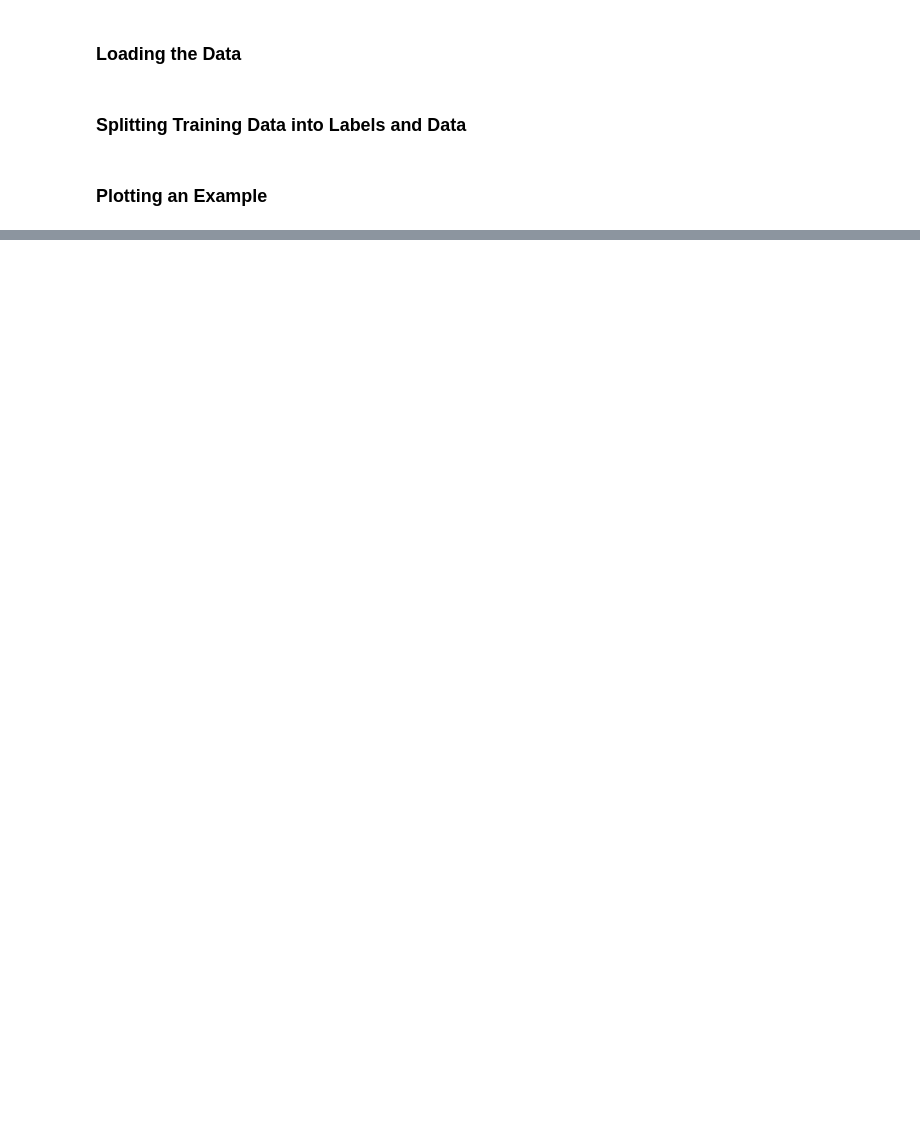
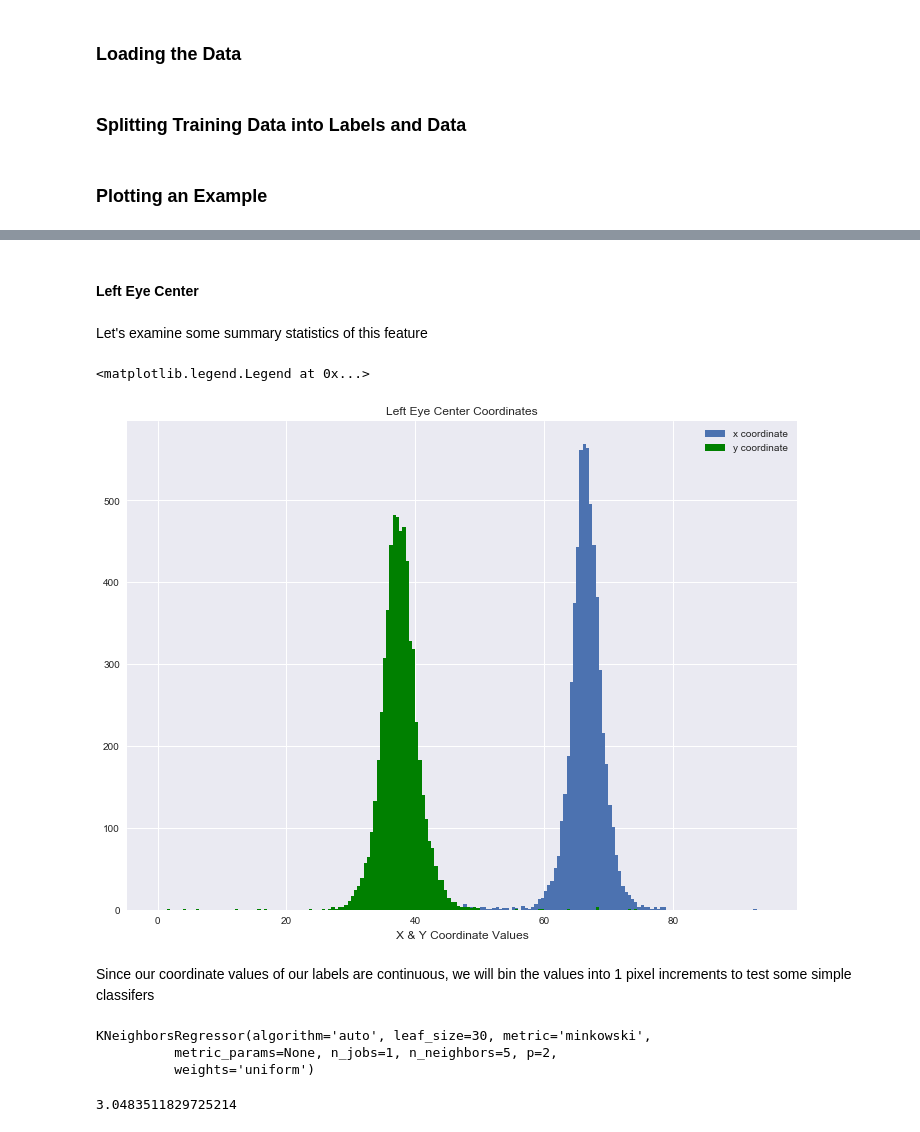
Before and after one commit to cgutwein/facial-keypoints-recognition, a Jupyter notebook: simple_classifers.ipynb, the cells around one changed output, grey strips where cells are left out. Drawn from its saved outputs; the diff is of its cells as text; code cells hidden in the pictures; blank space fills up the shorter version.

Commit message:
updated simple_classifers with k-nn

```diff
--- a/simple_classifers.ipynb
+++ b/simple_classifers.ipynb
@@ -88,0 +94,18 @@ mod_baseline.fit(x_sub_train, y_sub_train)
+# %% [markdown]
+#### Left Eye Center
+# %% [markdown]
+Let's examine some summary statistics of this feature
+# %%
+left_eye_center_x, left_eye_center_y = train_labels[:, 0], train_labels[:, 1]
+# %%
+plt.hist(left_eye_center_x[np.isfinite(left_eye_center_x)], bins=np.arange(35, 95, 0.5), label = 'x coordinate');
+plt.hist(left_eye_center_y[np.isfinite(left_eye_center_y)], bins=np.arange(0, 85, 0.5),  label = 'y coordinate',
+         color='green');
+plt.title('Left Eye Center Coordinates', fontsize=12)
+plt.xlabel('X & Y Coordinate Values',    fontsize=12)
+plt.legend()
+# %% [output]
+<matplotlib.legend.Legend at 0x...>
+[figure, added]
+# %% [markdown]
+Since our coordinate values of our labels are continuous, we will bin the values into 1 pixel increments to test some simple classifers
@@ -88,0 +114,7 @@ mod_baseline.fit(x_sub_train, y_sub_train)
+# %%
+k_nn.fit(train_data[np.isfinite(train_labels[:, 0])],
+         train_labels[:, 0][np.isfinite(train_labels[:, 0])])
+# %% [output]
+KNeighborsRegressor(algorithm='auto', leaf_size=30, metric='minkowski',
+          metric_params=None, n_jobs=1, n_neighbors=5, p=2,
+          weights='uniform')
@@ -88,0 +123,5 @@ mod_baseline.fit(x_sub_train, y_sub_train)
+# %%
+np.sqrt(mean_squared_error(dev_labels[:, 0][np.isfinite(dev_labels[:, 0])],
+                           y_pred))
+# %% [output]
+3.0483511829725214
```
Also changed, not shown: parts of 16 cells of this notebook.
